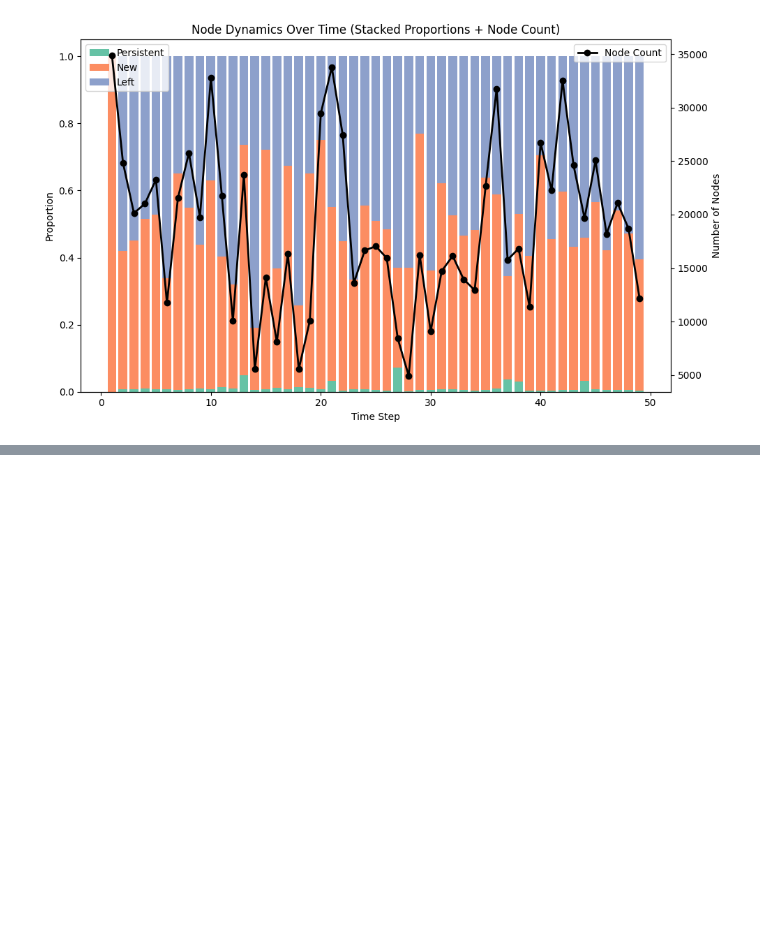
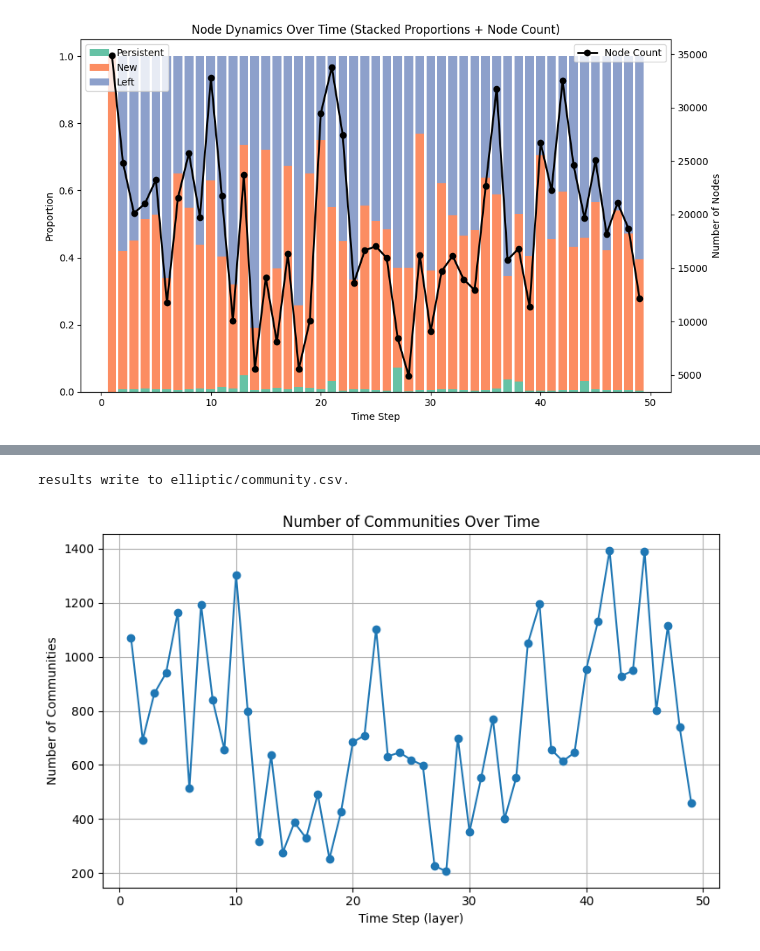
Before and after one commit to Peijie-Zhong/multilayer, a Jupyter notebook: crypto.ipynb, the cells around one changed output, grey strips where cells are left out. Cells and saved outputs as stored; diff of their text form; code cells hidden in the pictures; blank space fills up the shorter version.

```diff
--- a/crypto.ipynb
+++ b/crypto.ipynb
@@ -100,0 +135,27 @@ plt.show()
+# %%
+from algorithms import *
+
+crypto_partition = infomap_communities("elliptic/crypto.csv","elliptic/community.csv",jsd_relax_rate=0.25)
+# %% [output]
+results write to elliptic/community.csv.
+# %%
+import pandas as pd
+import matplotlib.pyplot as plt
+
+# 读取文件
+df = pd.read_csv("elliptic/community.csv")
+
+# 计算每个时间步的社区数量
+community_counts = df.groupby('layer')['community'].nunique().reset_index()
+
+# 绘制折线图
+plt.figure(figsize=(8, 5))
+plt.plot(community_counts['layer'], community_counts['community'], marker='o', linestyle='-')
+plt.xlabel('Time Step (layer)')
+plt.ylabel('Number of Communities')
+plt.title('Number of Communities Over Time')
+plt.grid(True)
+plt.tight_layout()
+plt.show()
+# %% [output]
+[figure, added]
```
Also changed, not shown: parts of 2 cells of this notebook, 11 other files.
